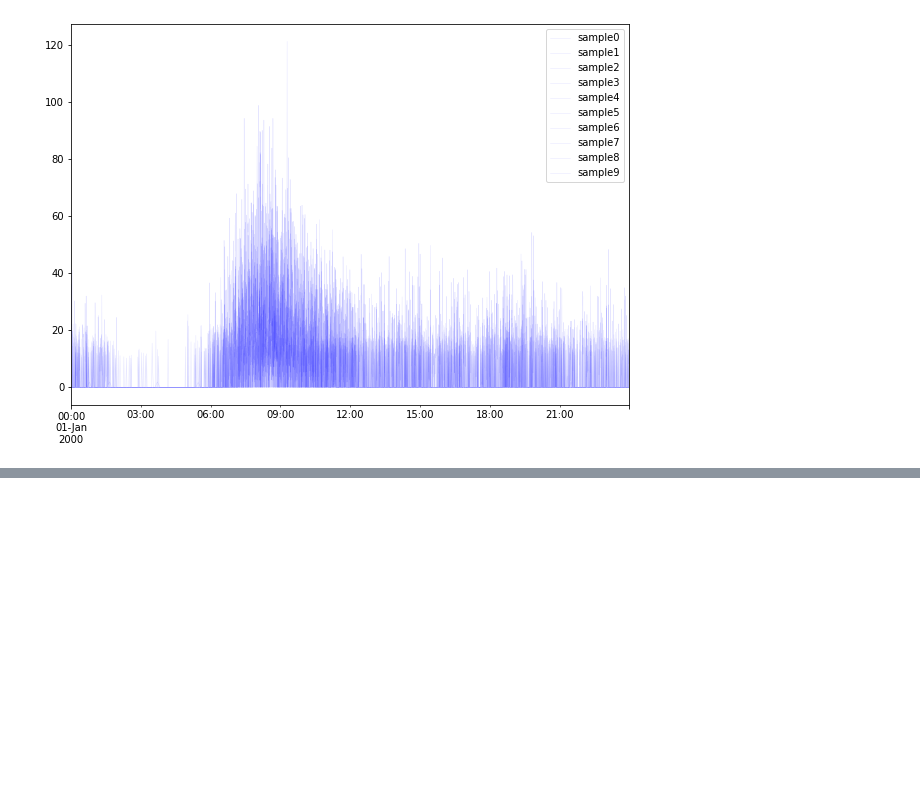
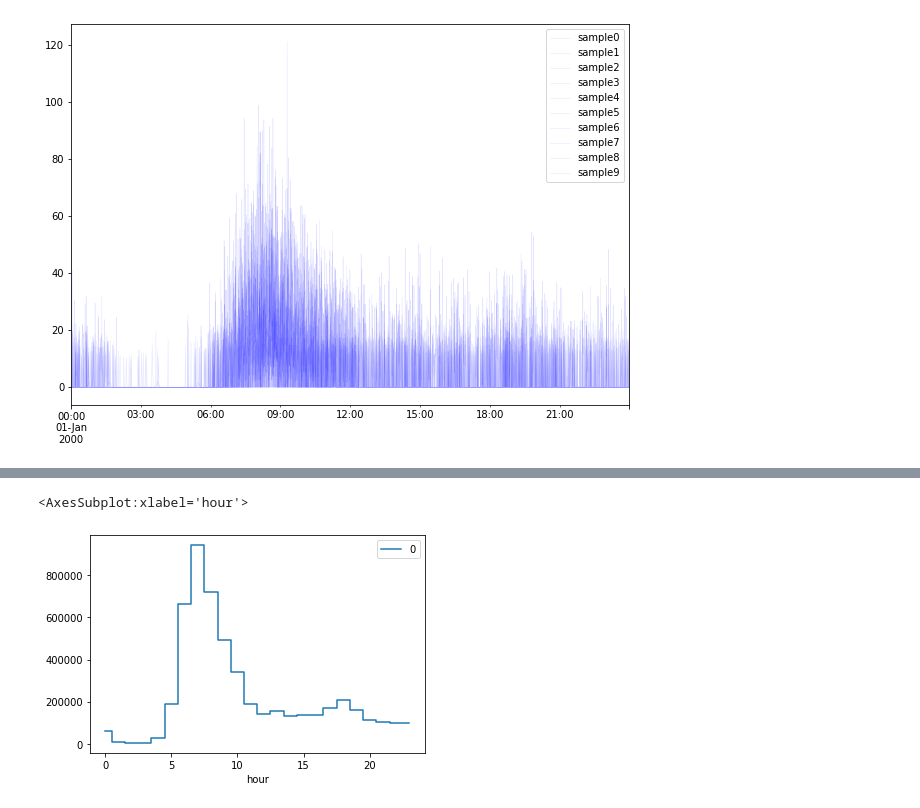
Before and after one commit to alBartig/SWMMpulse, a Jupyter notebook: eval_check_simdata.ipynb, the cells around one changed output, grey strips where cells are left out. Saved outputs shown, nothing was run; the diff lists cells and outputs as text; code cells hidden in the pictures; blank space fills up the shorter version.

```diff
--- a/eval_check_simdata.ipynb
+++ b/eval_check_simdata.ipynb
@@ -213,0 +218,4 @@ plt.savefig(fdir/"timeseries_alpha.png")
+# %%
+fdir = Path(r"C:\Users\albert\Documents\SWMMpulse")
+packetdir = fdir / "00_packets" / "00_run2"
+packetfiles = os.listdir(packetdir)
@@ -213,0 +258,8 @@ plt.savefig(fdir/"timeseries_alpha.png")
+# %%
+s_distribution = pd.read_json(fdir/"plots"/"grfk_kolmogorov_smirnov"/"origin_times_distribution.json", typ="series")
+df_distribution = pd.DataFrame(s_distribution)
+df_distribution["hour"] = df_distribution.index // 360
+df_distribution.groupby("hour").sum().plot(drawstyle="steps-mid")
+# %% [output]
+<AxesSubplot:xlabel='hour'>
+[figure, added]
```
Also changed, not shown: parts of 19 cells of this notebook, 3 other files.
